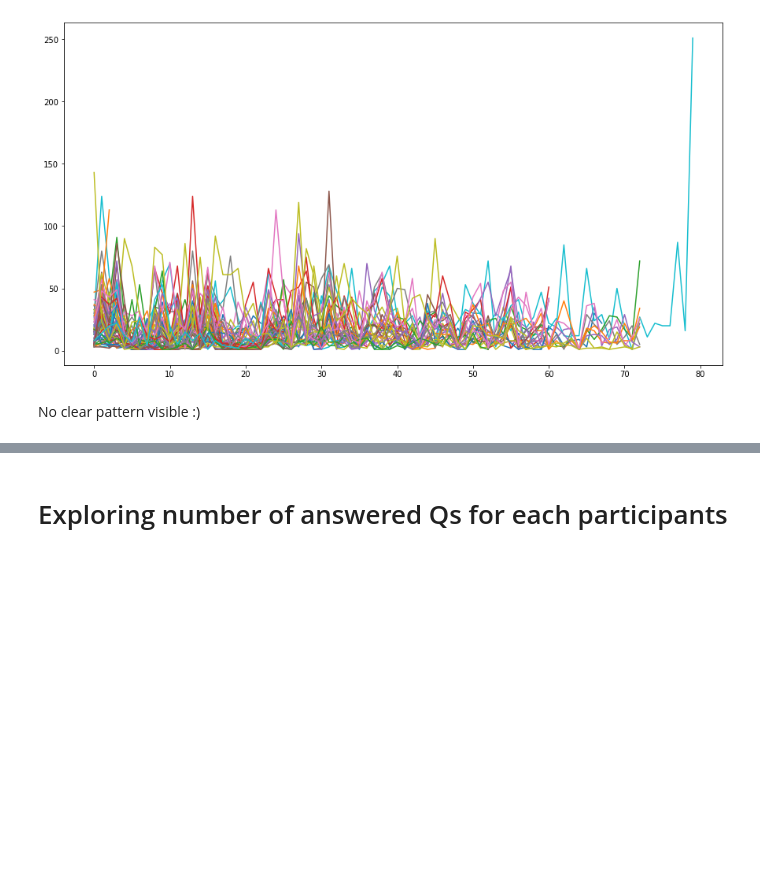
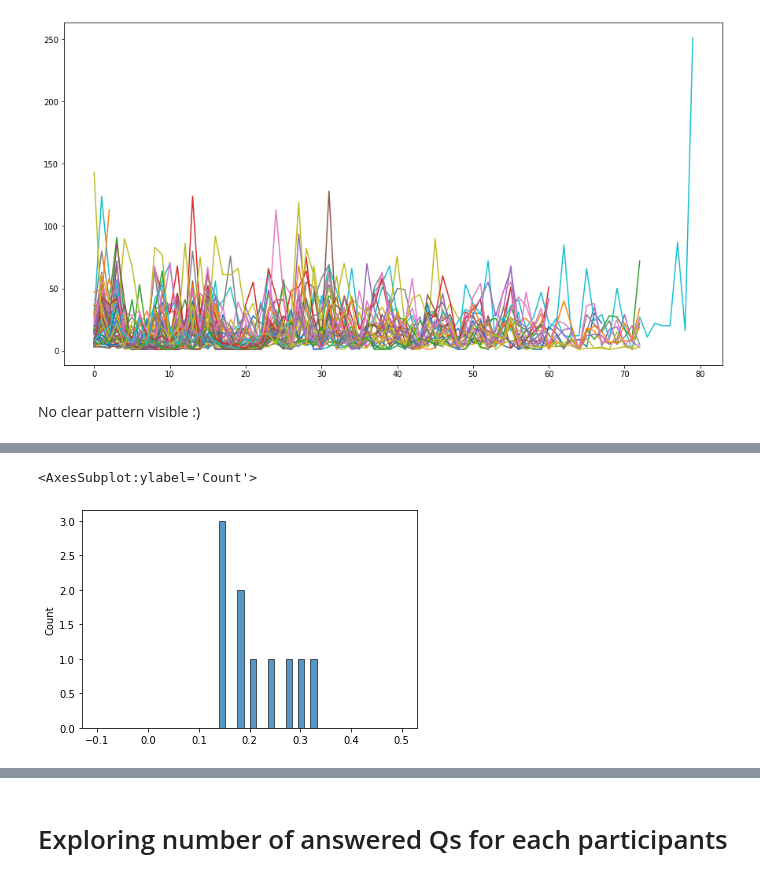
Before and after one commit to Zuza-b/ChangeDEEPly, a Jupyter notebook: notebooks/LP_cleaning_and_preprocessing.ipynb, the cells around one changed output, grey strips where cells are left out. Saved outputs shown, nothing was run; the diff lists cells and outputs as text; code cells hidden in the pictures; blank space fills up the shorter version.

```diff
--- a/notebooks/LP_cleaning_and_preprocessing.ipynb
+++ b/notebooks/LP_cleaning_and_preprocessing.ipynb
@@ -277,0 +388,25 @@ No clear pattern visible :)
+# %%
+users_list_all_q = ['DJ (30s) South Africa', 'CD Female (30s) South Africa',
+       'AV Female (40s) CAN', 'SOD Male (38) UK', 'JS Male (30s) South Africa',
+       'BM Male (30s) South Africa', 'RA Male (70s) CAN',
+       'DV Female (30s) South Africa', 'AG Female (40s) CAN',
+       'JP Female (40s) CAN']
+# %%
+# Function for returning a dataframe with accumulated answers of participants (list )withing a module
+
+def accumulated_answers(user_list, module):
+    all_user_all_answers = []
+    for name in user_list:
+        all_answers = ""
+        for i in range(len(user_answered_questions(name)[user_answered_questions(name).Module==module])):
+            all_answers = all_answers + " " + user_answered_questions(name)[user_answered_questions(name).Module==module].reset_index().Answer[i]
+        all_user_all_answers.append(all_answers)
+    df = pd.DataFrame(all_user_all_answers, user_list, columns=['Accummulated_answers'])
+    df['Module_name'] = module
+    return df
+# %%
+test1 = accumulated_answers(users_list_all_q, 'Module_1')
+test2 = accumulated_answers(users_list_all_q, 'Module_2')
+test3 = accumulated_answers(users_list_all_q, 'Module_3')
+test4 = accumulated_answers(users_list_all_q, 'Module_4')
+test5 = accumulated_answers(users_list_all_q, 'Module_5')
@@ -277,0 +415,7 @@ No clear pattern visible :)
+# %%
+all_sentiment1 = []
+for i in range(len(test1)):
+    text = test1.Accummulated_answers[i]
+    blob = TextBlob(text)
+    sentiment = blob.sentiment.polarity
+    all_sentiment1.append(sentiment)
@@ -277,0 +450,5 @@ No clear pattern visible :)
+# %%
+sns.histplot(all_sentiment1, bins=50, binrange=(-0.1,0.5))
+# %% [output]
+<AxesSubplot:ylabel='Count'>
+[figure, added]
```
Also changed, not shown: parts of 44 cells of this notebook.
